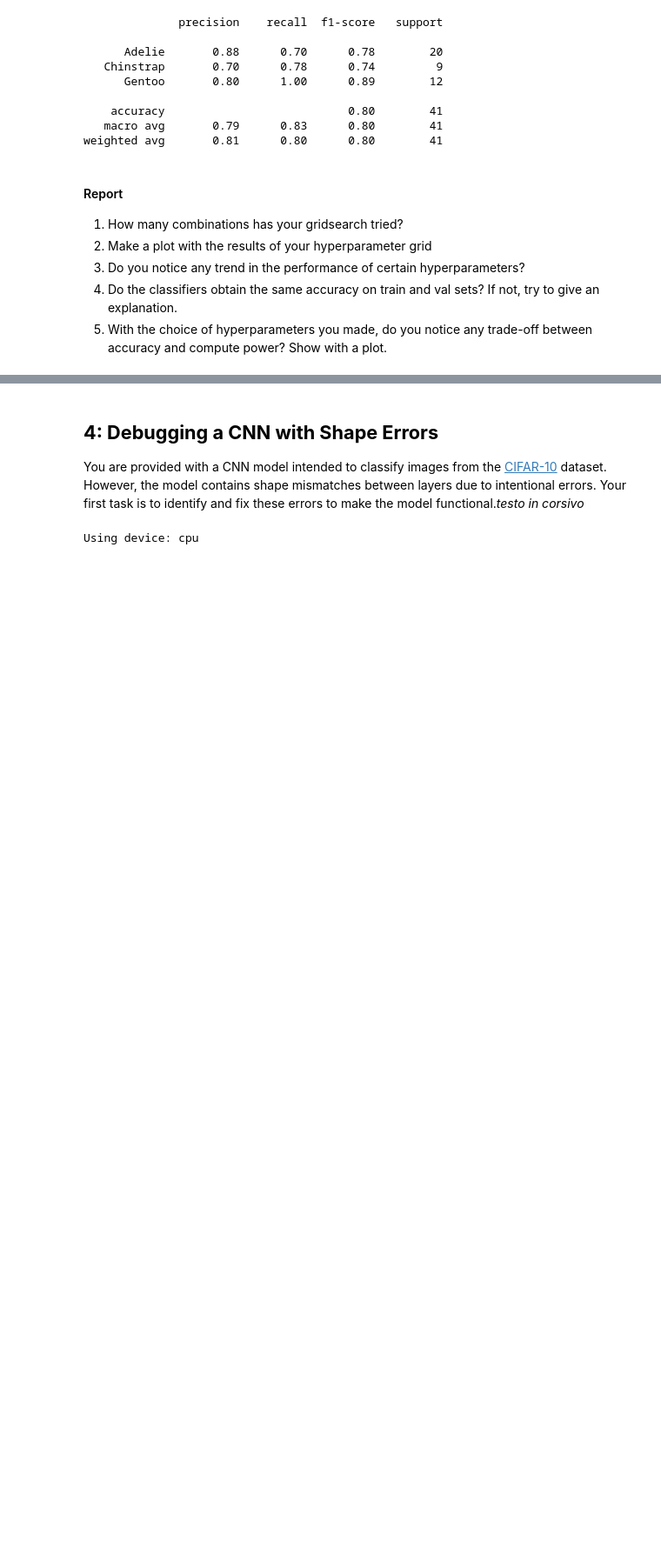
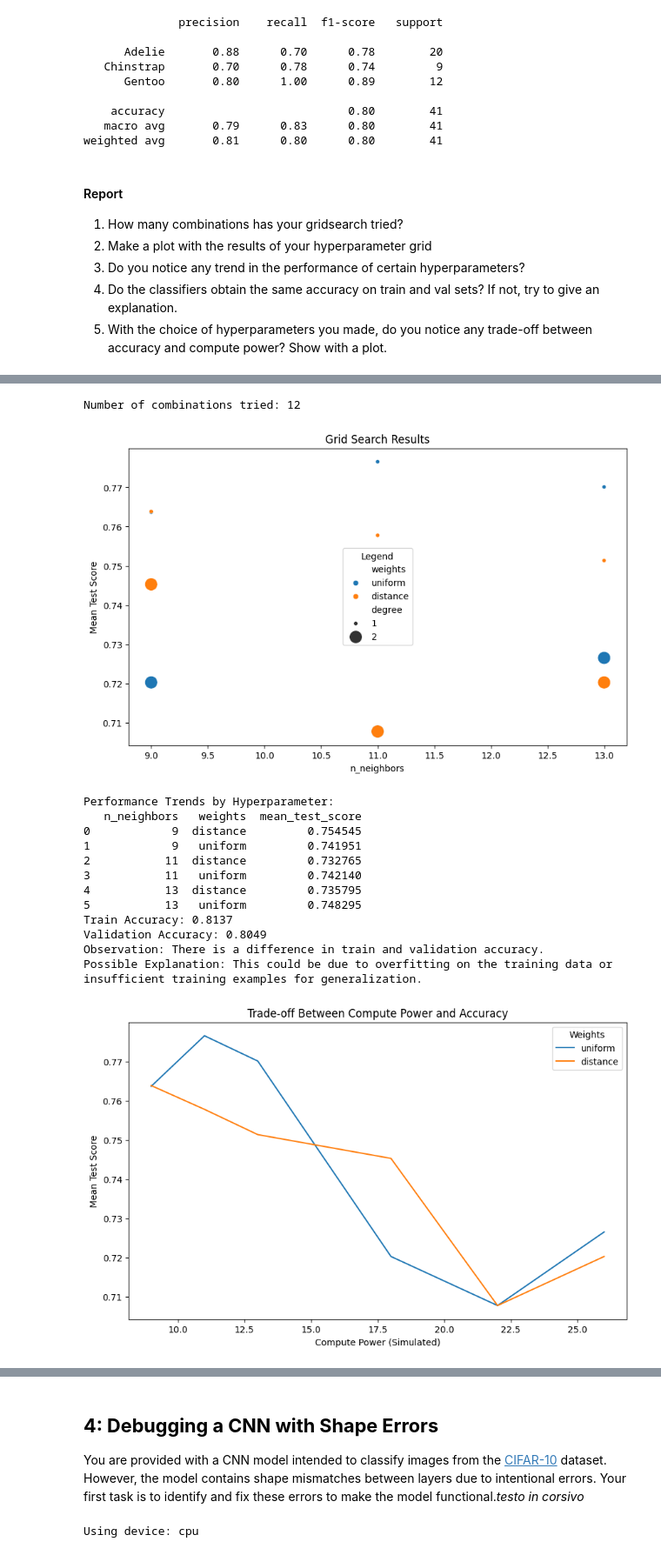
Before and after one commit to lucanudo/FDS-HM2, a Jupyter notebook: HomeW2.ipynb, the cells around one changed output, grey strips where cells are left out. Shown at 87% size. Cells and saved outputs as stored; diff of their text form; code cells hidden in the pictures; blank space fills up the shorter version.

```diff
--- a/HomeW2.ipynb
+++ b/HomeW2.ipynb
@@ -1156,0 +1138,75 @@ cv_res.columns = [col.split('__')[-1] for col in cv_res.columns]
+# %%
+cv_res = pd.DataFrame(pipe_cv.cv_results_)
+cv_res.columns = [col.split('__')[-1] for col in cv_res.columns]
+
+# 1. Number of combinations tried
+n_combinations = len(cv_res)
+print(f"Number of combinations tried: {n_combinations}")
+
+# 2. Plot results of hyperparameter grid
+plt.figure(figsize=(10, 6))
+sns.scatterplot(
+    data=cv_res,
+    x='n_neighbors',
+    y='mean_test_score',
+    hue='weights',
+    size='degree',
+    sizes=(20, 200)
+)
+plt.title("Grid Search Results")
+plt.xlabel("n_neighbors")
+plt.ylabel("Mean Test Score")
+plt.legend(title="Legend")
+plt.show()
+
+# 3. Look for trends in performance
+# Group results by n_neighbors and weights to observe trends
+trend_res = cv_res.groupby(['n_neighbors', 'weights']).mean_test_score.mean().reset_index()
+
+# Display trends
+print("Performance Trends by Hyperparameter:")
+print(trend_res)
+
+# 4. Compare train and val accuracy
+train_score = pipe_cv.score(X_train, y_train)
+val_score = pipe_cv.score(X_val, y_val)
+
+print(f"Train Accuracy: {train_score:.4f}")
+print(f"Validation Accuracy: {val_score:.4f}")
+
+if train_score != val_score:
+    print("Observation: There is a difference in train and validation accuracy.")
+    print("Possible Explanation: This could be due to overfitting on the training data or insufficient training examples for generalization.")
+
+# 5. Trade-off between accuracy and compute power
+# Simulating compute power as a function of polynomial degree and n_neighbors
+cv_res['compute_power'] = cv_res['degree'] * cv_res['n_neighbors']
+
+plt.figure(figsize=(10, 6))
+sns.lineplot(
+    data=cv_res,
+    x='compute_power',
+    y='mean_test_score',
+    hue='weights'
+)
+plt.title("Trade-off Between Compute Power and Accuracy")
+plt.xlabel("Compute Power (Simulated)")
+plt.ylabel("Mean Test Score")
+plt.legend(title="Weights")
+plt.show()
+# %% [output]
+Number of combinations tried: 12
+[figure, added]
+Performance Trends by Hyperparameter:
+   n_neighbors   weights  mean_test_score
+0            9  distance         0.754545
+1            9   uniform         0.741951
+2           11  distance         0.732765
+3           11   uniform         0.742140
+4           13  distance         0.735795
+5           13   uniform         0.748295
+Train Accuracy: 0.8137
+Validation Accuracy: 0.8049
+Observation: There is a difference in train and validation accuracy.
+Possible Explanation: This could be due to overfitting on the training data or insufficient training examples for generalization.
+[figure, added]
```
Also changed, not shown: parts of 3 cells of this notebook.
